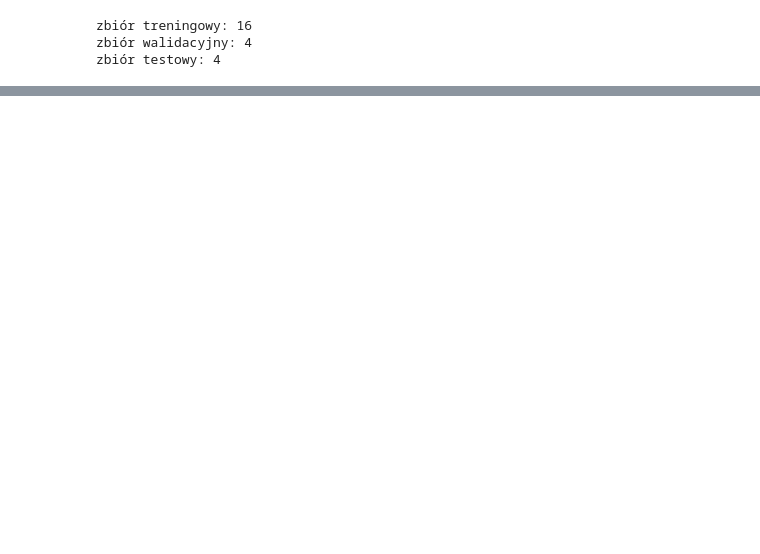
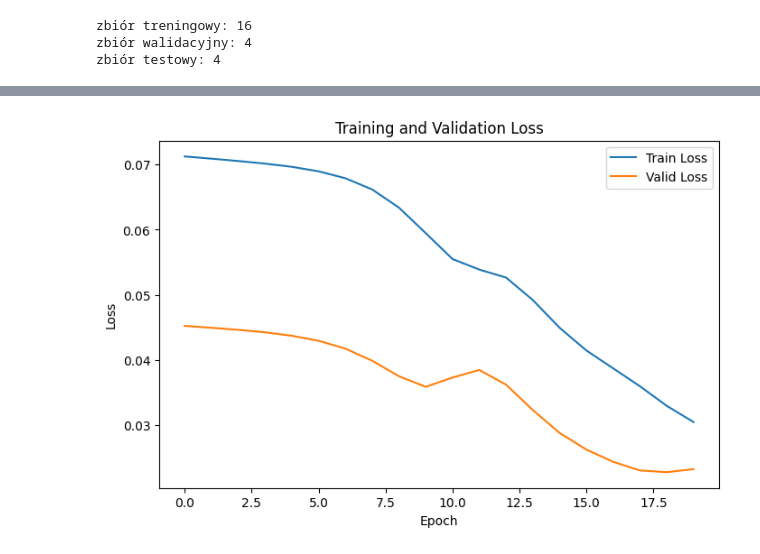
Before and after one commit to pevu97/EdgeAI, a Jupyter notebook: EdgeAI.ipynb, the cells around one changed output, grey strips where cells are left out. Saved outputs shown, nothing was run; the diff lists cells and outputs as text; code cells hidden in the pictures; blank space fills up the shorter version.

```diff
--- a/EdgeAI.ipynb
+++ b/EdgeAI.ipynb
@@ -140,3 +145,11 @@ test_dataset = ImageFolderAutoencoderDataset(test_dir, transform=transform)
 train_loader = DataLoader(train_dataset, batch_size=32, shuffle=True)
 valid_loader = DataLoader(valid_dataset, batch_size=32, shuffle=False)
 test_loader = DataLoader(test_dataset, batch_size=32, shuffle=False)
+# %%
+device = torch.device("cuda" if torch.cuda.is_available() else "cpu")
+print(device)
+
+model = ConvAutoencoder().to(device)
+
+criterion = nn.MSELoss()
+optimizer = torch.optim.Adam(model.parameters(), lr=1e-3)
@@ -142,0 +221,13 @@ test_loader = DataLoader(test_dataset, batch_size=32, shuffle=False)
+# %%
+import matplotlib.pyplot as plt
+
+plt.figure(figsize=(8, 5))
+plt.plot(train_losses, label='Train Loss')
+plt.plot(valid_losses, label='Valid Loss')
+plt.xlabel('Epoch')
+plt.ylabel('Loss')
+plt.title('Training and Validation Loss')
+plt.legend()
+plt.show()
+# %% [output]
+[figure, added]
```
Also changed, not shown: parts of 7 cells of this notebook.
